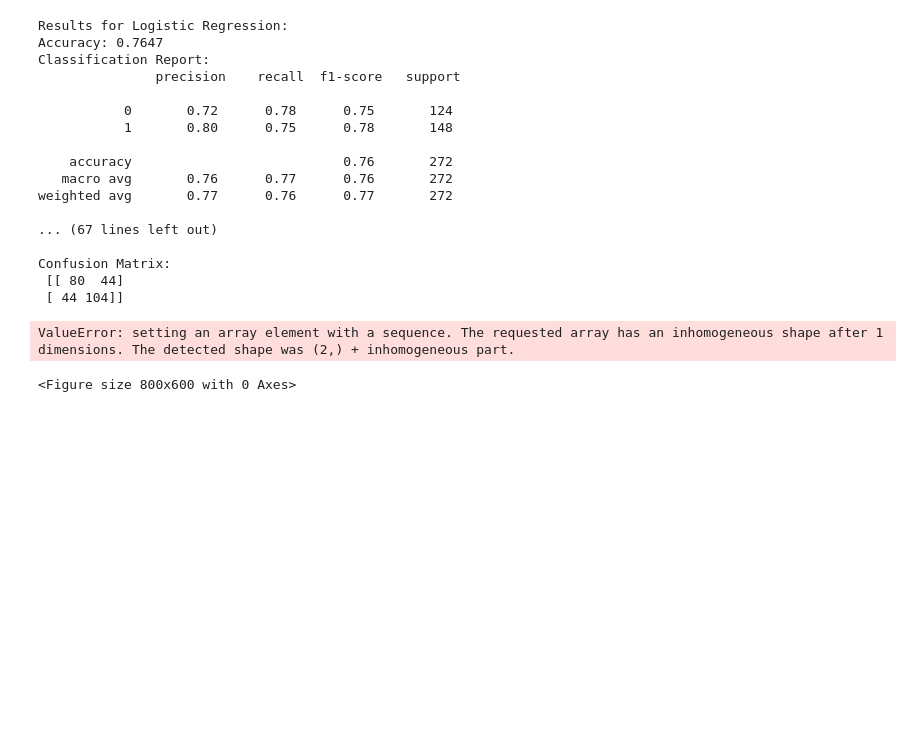
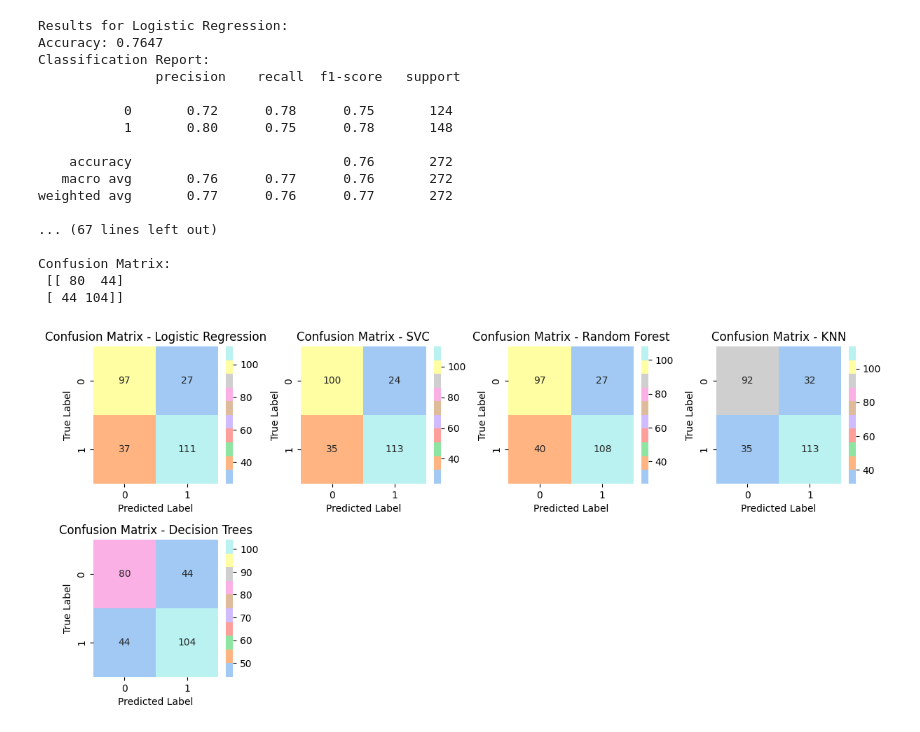
Before and after one commit to BusraSarikaya1/Classification-of-Red-Wine-Quality, a Jupyter notebook: analysis_file/3_analysisd.ipynb, the cells around one changed output. Drawn from its saved outputs; the diff is of its cells as text; code cells hidden in the pictures; blank space fills up the shorter version.

Commit message:
confusion matrix eklendi

```diff
--- a/analysis_file/3_analysisd.ipynb
+++ b/analysis_file/3_analysisd.ipynb
@@ -151,22 +151,25 @@ weighted avg       0.77      0.76      0.77       272
 Confusion Matrix:
  [[ 80  44]
  [ 44 104]]
-# %%
-import seaborn as sns
-import matplotlib.pyplot as plt
-
-# Function to plot confusion matrix heatmap
-def plot_confusion_matrix_heatmap(matrix, model_name):
-    plt.figure(figsize=(8, 6))
-    sns.heatmap(matrix, annot=True, fmt="d", cmap="Blues", linewidths=.5, square=True)
-    plt.title(f'Confusion Matrix - {model_name}')
-    plt.xlabel('Predicted Label')
-    plt.ylabel('True Label')
-    plt.show()
-
-# Plot confusion matrix heatmaps for each model
-for matrix, name in zip(confusion_matrices, model_names):
-    plot_confusion_matrix_heatmap(matrix, name)
-# %% [output]
-ValueError: setting an array element with a sequence. The requested array has an inhomogeneous shape after 1 dimensions. The detected shape was (2,) + inhomogeneous part.
-<Figure size 800x600 with 0 Axes>
+# %%
+pastel_cmap = sns.color_palette("pastel", as_cmap=True)
+confusion_matrices = []
+
+# ... (model eğitimi ve tahminleri)
+
+for preds, name in zip(predictions, model_names):
+    matrix = confusion_matrix(y_test, preds)
+    confusion_matrices.append((name, matrix))
+
+# Plot confusion matrix heatmaps for each model
+plt.figure(figsize=(12, 8))
+for i, (model_name, cm) in enumerate(confusion_matrices, 1):
+    plt.subplot(3, 4, i)
+    plt.title(f'Confusion Matrix - {model_name}')
+    sns.heatmap(cm, annot=True, fmt='d', cmap=pastel_cmap )
+    plt.xlabel('Predicted Label')
+    plt.ylabel('True Label')
+plt.tight_layout()
+plt.show()
+# %% [output]
+[figure, added]
```
